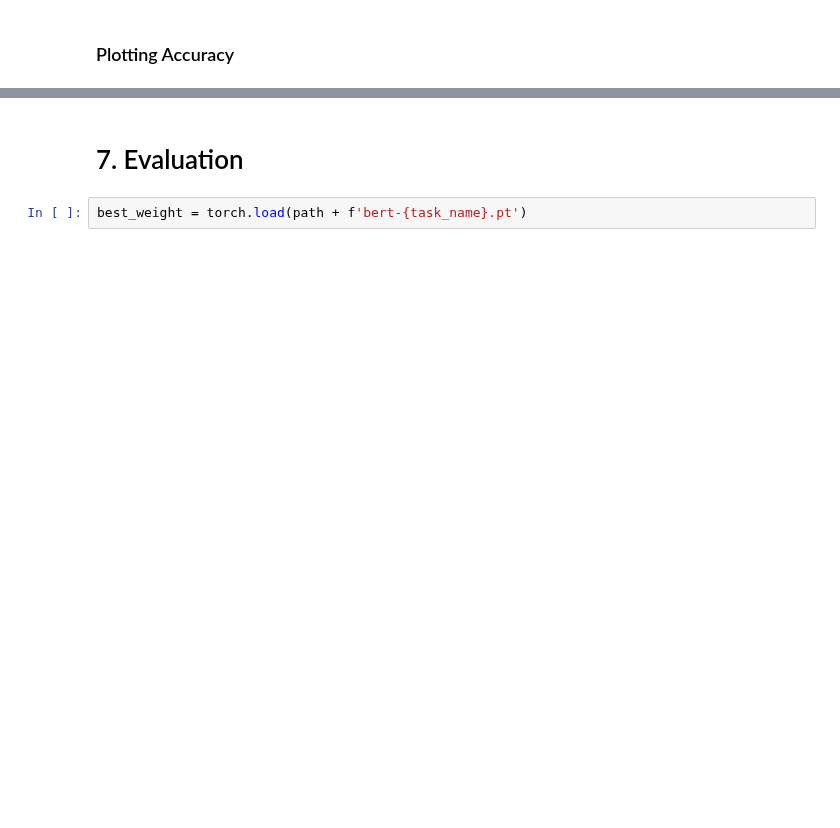
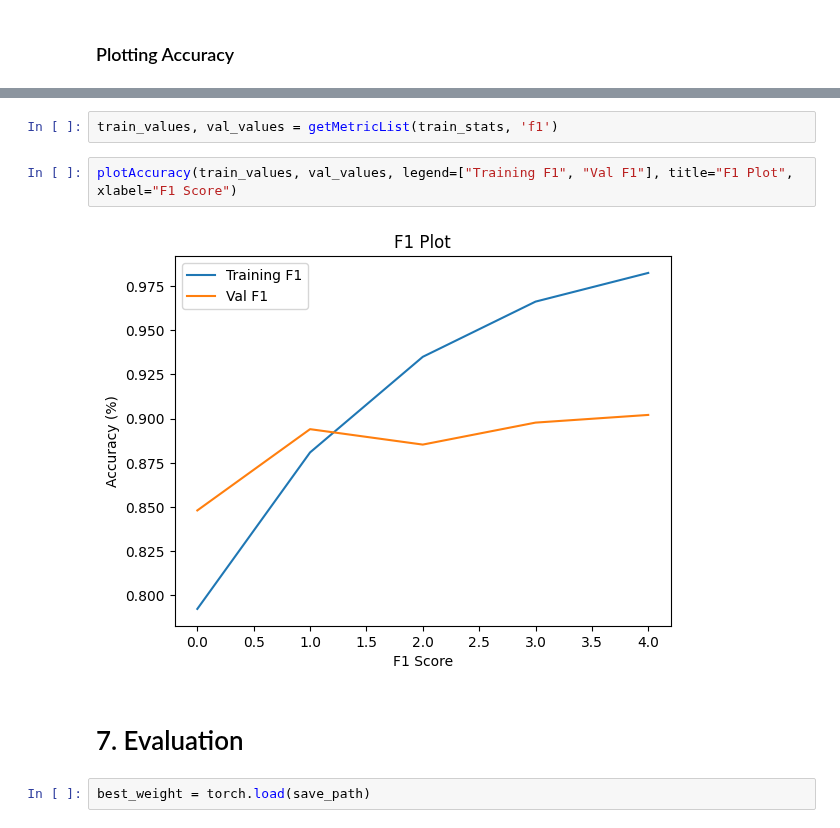
Before and after one commit to aal2015/layer-grafting-publication, a Jupyter notebook: glue_fine_tune/bert mrpc.ipynb, the cells around one changed output, grey strips where cells are left out. Cells and saved outputs as stored; diff of their text form; blank space fills up the shorter version.

```diff
--- a/glue_fine_tune/bert mrpc.ipynb
+++ b/glue_fine_tune/bert mrpc.ipynb
@@ -244,6 +321,12 @@ plotAccuracy(train_accs, val_accs, title="Accuracy Plot")
+# %%
+train_values, val_values = getMetricList(train_stats, 'f1')
+# %%
+plotAccuracy(train_values, val_values, legend=["Training F1", "Val F1"], title="F1 Plot", xlabel="F1 Score")
+# %% [output]
+[figure, added]
 # %% [markdown]
 # 7. Evaluation
 # %%
-best_weight = torch.load(path + f'bert-{task_name}.pt')
+best_weight = torch.load(save_path)
 # %%
 model.load_state_dict(best_weight['model_state_dict'])
```
Also changed, not shown: parts of 26 cells of this notebook, 3 other files.
